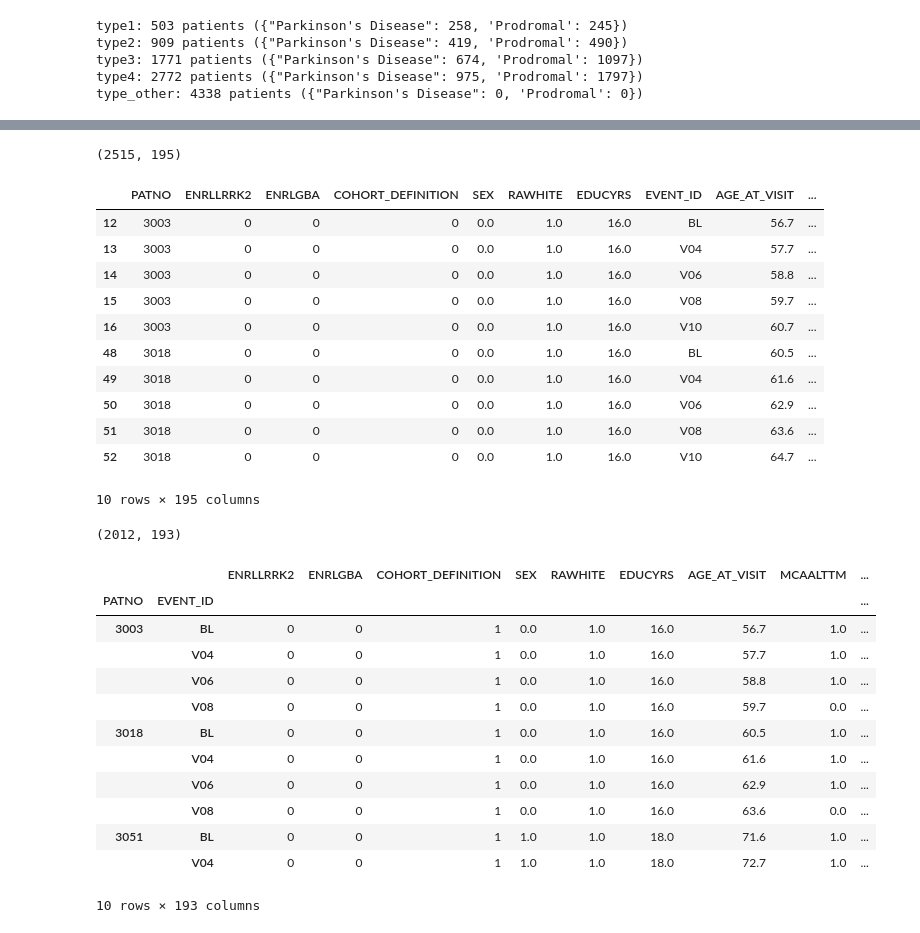
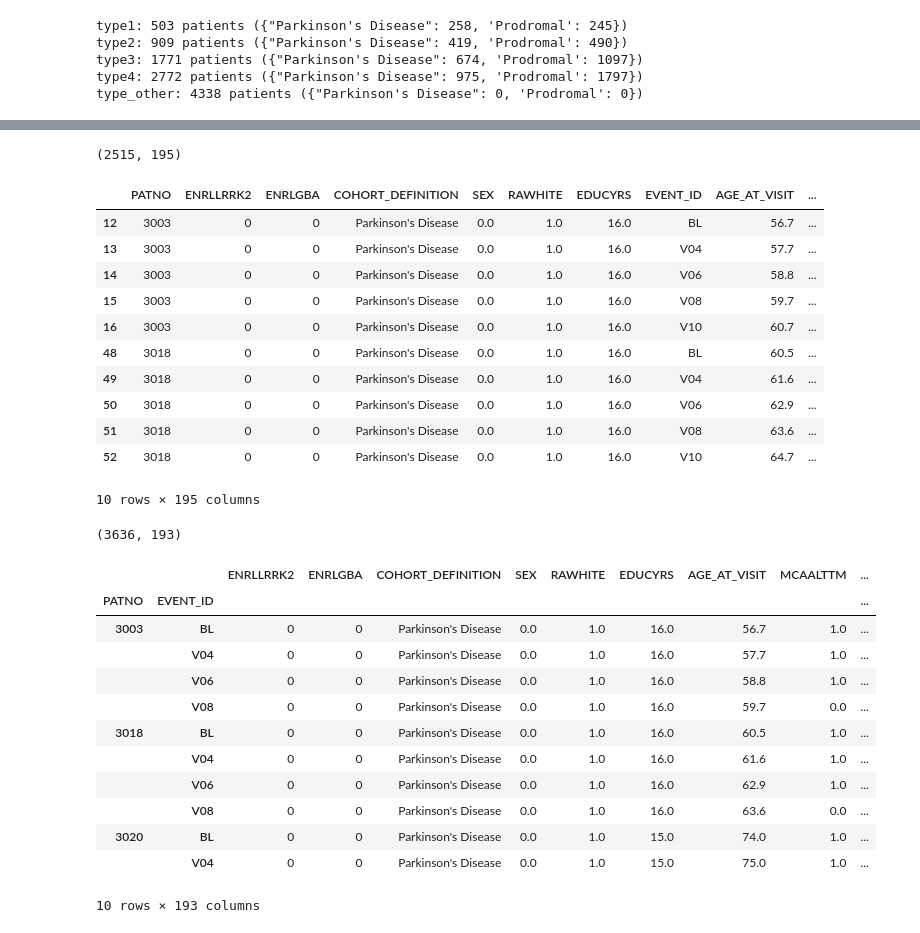
Before and after one commit to fserracrespi/PD_progression_ppmi, a Jupyter notebook: SCRIPTS/PYTHON/DATA_PROCESSING/Data_union.ipynb, the cells around one changed output, grey strips where cells are left out. Drawn from its saved outputs; the diff is of its cells as text; code cells hidden in the pictures.

```diff
--- a/SCRIPTS/PYTHON/DATA_PROCESSING/Data_union.ipynb
+++ b/SCRIPTS/PYTHON/DATA_PROCESSING/Data_union.ipynb
@@ -243,44 +178,46 @@ tab
 # %%
-data=data.loc[data['EVENT_ID'].isin(['BL','V04','V06','V08','V10']) & (data['PATNO'].isin(counter_type['type1']['patnos']))]
-data['COHORT_DEFINITION']=data['COHORT_DEFINITION'].apply(lambda x: 0 if x=="Parkinson's Disease" else 1)
-print(data.shape)
-path_data = project_root / 'DATA_PPMI/Results/MODEL_DATA/data_bl_v10.csv'
-data.to_csv(path_data)
-data.head(10)
+data_BL_V10=data.loc[data['EVENT_ID'].isin(['BL','V04','V06','V08','V10']) & (data['PATNO'].isin(counter_type['type1']['patnos']))]
+print(data_BL_V10.shape)
+
+# data download
+path_data = project_root / 'DATA_PPMI/Results/MODEL_DATA/DATA_BL_V10.csv'
+data_BL_V10.to_csv(path_data)
+data_BL_V10.head(10)
 # %% [output]
 (2515, 195)
 |  | PATNO | ENRLLRRK2 | ENRLGBA | COHORT_DEFINITION | SEX | RAWHITE | EDUCYRS | EVENT_ID | AGE_AT_VISIT | ... |
-| 12 | 3003 | 0 | 0 | 0 | 0.0 | 1.0 | 16.0 | BL | 56.7 | ... |
-| 13 | 3003 | 0 | 0 | 0 | 0.0 | 1.0 | 16.0 | V04 | 57.7 | ... |
-| 14 | 3003 | 0 | 0 | 0 | 0.0 | 1.0 | 16.0 | V06 | 58.8 | ... |
-| 15 | 3003 | 0 | 0 | 0 | 0.0 | 1.0 | 16.0 | V08 | 59.7 | ... |
-| 16 | 3003 | 0 | 0 | 0 | 0.0 | 1.0 | 16.0 | V10 | 60.7 | ... |
-| 48 | 3018 | 0 | 0 | 0 | 0.0 | 1.0 | 16.0 | BL | 60.5 | ... |
-| 49 | 3018 | 0 | 0 | 0 | 0.0 | 1.0 | 16.0 | V04 | 61.6 | ... |
-| 50 | 3018 | 0 | 0 | 0 | 0.0 | 1.0 | 16.0 | V06 | 62.9 | ... |
-| 51 | 3018 | 0 | 0 | 0 | 0.0 | 1.0 | 16.0 | V08 | 63.6 | ... |
-| 52 | 3018 | 0 | 0 | 0 | 0.0 | 1.0 | 16.0 | V10 | 64.7 | ... |
+| 12 | 3003 | 0 | 0 | Parkinson's Disease | 0.0 | 1.0 | 16.0 | BL | 56.7 | ... |
+| 13 | 3003 | 0 | 0 | Parkinson's Disease | 0.0 | 1.0 | 16.0 | V04 | 57.7 | ... |
+| 14 | 3003 | 0 | 0 | Parkinson's Disease | 0.0 | 1.0 | 16.0 | V06 | 58.8 | ... |
+| 15 | 3003 | 0 | 0 | Parkinson's Disease | 0.0 | 1.0 | 16.0 | V08 | 59.7 | ... |
+| 16 | 3003 | 0 | 0 | Parkinson's Disease | 0.0 | 1.0 | 16.0 | V10 | 60.7 | ... |
+| 48 | 3018 | 0 | 0 | Parkinson's Disease | 0.0 | 1.0 | 16.0 | BL | 60.5 | ... |
+| 49 | 3018 | 0 | 0 | Parkinson's Disease | 0.0 | 1.0 | 16.0 | V04 | 61.6 | ... |
+| 50 | 3018 | 0 | 0 | Parkinson's Disease | 0.0 | 1.0 | 16.0 | V06 | 62.9 | ... |
+| 51 | 3018 | 0 | 0 | Parkinson's Disease | 0.0 | 1.0 | 16.0 | V08 | 63.6 | ... |
+| 52 | 3018 | 0 | 0 | Parkinson's Disease | 0.0 | 1.0 | 16.0 | V10 | 64.7 | ... |
 10 rows × 195 columns
 # %%
-data=data.loc[data['EVENT_ID'].isin(['BL','V04','V06','V08']) & (data['PATNO'].isin(counter_type['type2']['patnos']))]
-data['COHORT_DEFINITION']=data['COHORT_DEFINITION'].apply(lambda x: 0 if x=="Parkinson's Disease" else 1)
-data.set_index(['PATNO','EVENT_ID'], inplace=True)
-print(data.shape)
-path_data = project_root / 'DATA_PPMI/Results/MODEL_DATA/data_bl_v08.csv'
-data.to_csv(path_data)
-data.head(10)
+data_BL_V08=data.loc[data['EVENT_ID'].isin(['BL','V04','V06','V08']) & (data['PATNO'].isin(counter_type['type2']['patnos']))]
+data_BL_V08.set_index(['PATNO','EVENT_ID'], inplace=True)
+print(data_BL_V08.shape)
+
+# data download
+path_data = project_root / 'DATA_PPMI/Results/MODEL_DATA/DATA_BL_V08.csv'
+data_BL_V08.to_csv(path_data)
+data_BL_V08.head(10)
 # %% [output]
-(2012, 193)
+(3636, 193)
 |  |  | ENRLLRRK2 | ENRLGBA | COHORT_DEFINITION | SEX | RAWHITE | EDUCYRS | AGE_AT_VISIT | MCAALTTM | ... |
 | PATNO | EVENT_ID |  |  |  |  |  |  |  |  | ... |
-| 3003 | BL | 0 | 0 | 1 | 0.0 | 1.0 | 16.0 | 56.7 | 1.0 | ... |
-|  | V04 | 0 | 0 | 1 | 0.0 | 1.0 | 16.0 | 57.7 | 1.0 | ... |
-|  | V06 | 0 | 0 | 1 | 0.0 | 1.0 | 16.0 | 58.8 | 1.0 | ... |
-|  | V08 | 0 | 0 | 1 | 0.0 | 1.0 | 16.0 | 59.7 | 0.0 | ... |
-| 3018 | BL | 0 | 0 | 1 | 0.0 | 1.0 | 16.0 | 60.5 | 1.0 | ... |
-|  | V04 | 0 | 0 | 1 | 0.0 | 1.0 | 16.0 | 61.6 | 1.0 | ... |
-|  | V06 | 0 | 0 | 1 | 0.0 | 1.0 | 16.0 | 62.9 | 1.0 | ... |
-|  | V08 | 0 | 0 | 1 | 0.0 | 1.0 | 16.0 | 63.6 | 0.0 | ... |
-| 3051 | BL | 0 | 0 | 1 | 1.0 | 1.0 | 18.0 | 71.6 | 1.0 | ... |
-|  | V04 | 0 | 0 | 1 | 1.0 | 1.0 | 18.0 | 72.7 | 1.0 | ... |
+| 3003 | BL | 0 | 0 | Parkinson's Disease | 0.0 | 1.0 | 16.0 | 56.7 | 1.0 | ... |
+|  | V04 | 0 | 0 | Parkinson's Disease | 0.0 | 1.0 | 16.0 | 57.7 | 1.0 | ... |
+|  | V06 | 0 | 0 | Parkinson's Disease | 0.0 | 1.0 | 16.0 | 58.8 | 1.0 | ... |
+|  | V08 | 0 | 0 | Parkinson's Disease | 0.0 | 1.0 | 16.0 | 59.7 | 0.0 | ... |
+| 3018 | BL | 0 | 0 | Parkinson's Disease | 0.0 | 1.0 | 16.0 | 60.5 | 1.0 | ... |
+|  | V04 | 0 | 0 | Parkinson's Disease | 0.0 | 1.0 | 16.0 | 61.6 | 1.0 | ... |
+|  | V06 | 0 | 0 | Parkinson's Disease | 0.0 | 1.0 | 16.0 | 62.9 | 1.0 | ... |
+|  | V08 | 0 | 0 | Parkinson's Disease | 0.0 | 1.0 | 16.0 | 63.6 | 0.0 | ... |
+| 3020 | BL | 0 | 0 | Parkinson's Disease | 0.0 | 1.0 | 15.0 | 74.0 | 1.0 | ... |
+|  | V04 | 0 | 0 | Parkinson's Disease | 0.0 | 1.0 | 15.0 | 75.0 | 1.0 | ... |
 10 rows × 193 columns
```
Also changed, not shown: parts of 4 cells of this notebook, 13 other files.
